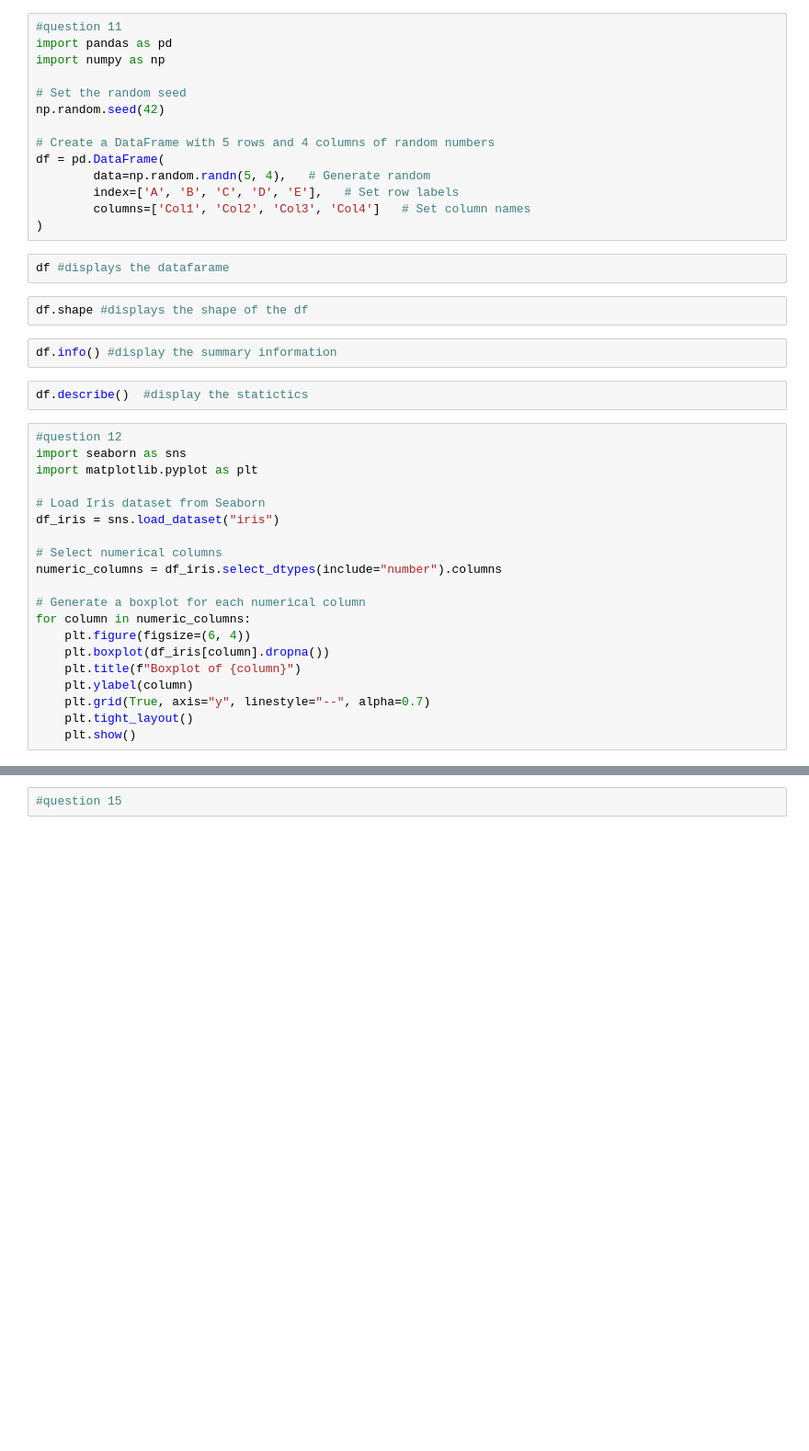
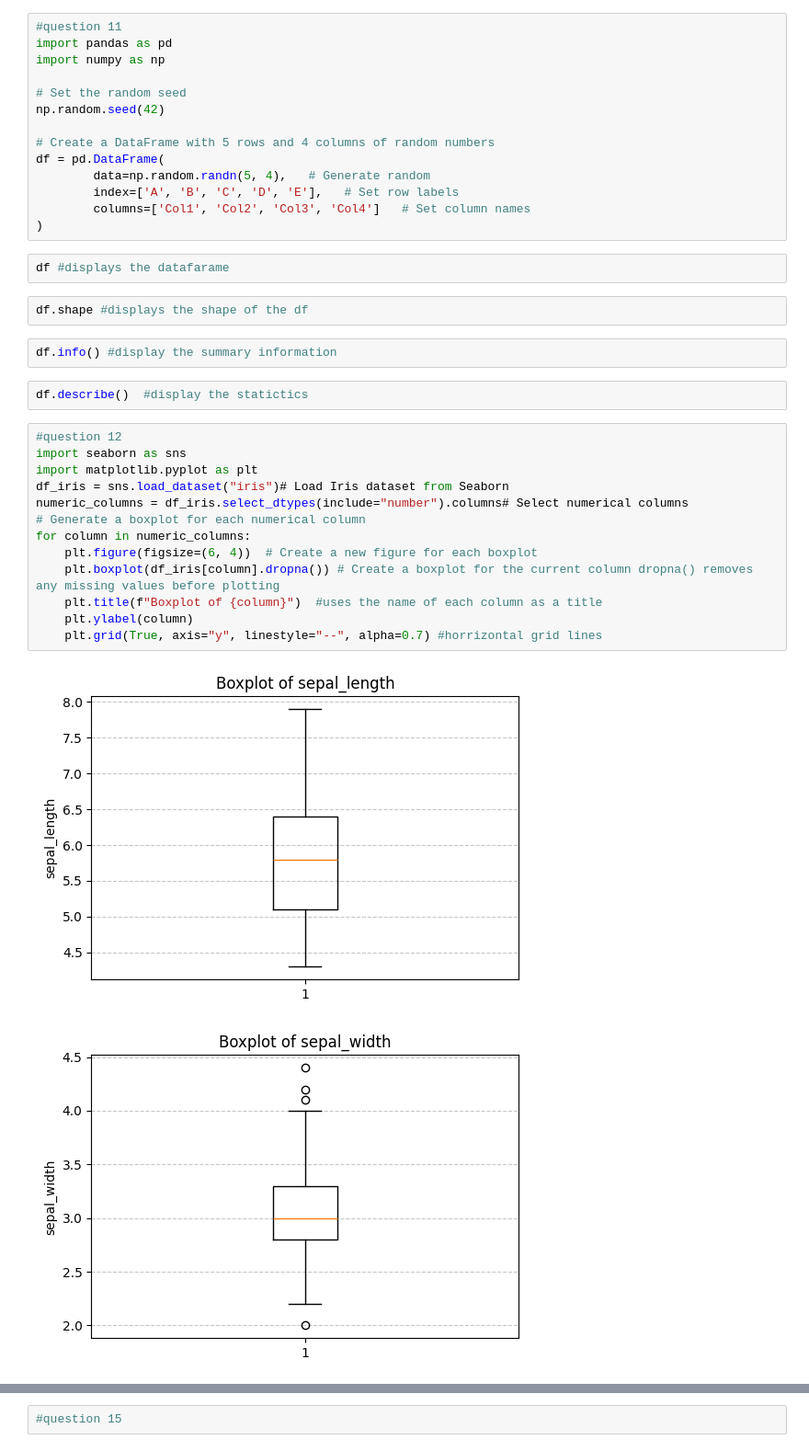
Before and after one commit to Tam05PU/Exercise-Portfolio, a Jupyter notebook: portfolio/exercises.ipynb, the cells around one changed output, grey strips where cells are left out. Shown at 92% size. Cells and saved outputs as stored; diff of their text form; blank space fills up the shorter version.

```diff
--- a/portfolio/exercises.ipynb
+++ b/portfolio/exercises.ipynb
@@ -205,20 +191,16 @@ df.describe()  #display the statictics
 # %%
 #question 12
 import seaborn as sns
 import matplotlib.pyplot as plt
-
-# Load Iris dataset from Seaborn
-df_iris = sns.load_dataset("iris")
-
-# Select numerical columns
-numeric_columns = df_iris.select_dtypes(include="number").columns
-
+df_iris = sns.load_dataset("iris")# Load Iris dataset from Seaborn
+numeric_columns = df_iris.select_dtypes(include="number").columns# Select numerical columns
 # Generate a boxplot for each numerical column
 for column in numeric_columns:
-    plt.figure(figsize=(6, 4))
-    plt.boxplot(df_iris[column].dropna())
-    plt.title(f"Boxplot of {column}")
+    plt.figure(figsize=(6, 4))  # Create a new figure for each boxplot
+    plt.boxplot(df_iris[column].dropna()) # Create a boxplot for the current column dropna() removes any missing values before plotting
+    plt.title(f"Boxplot of {column}")  #uses the name of each column as a title
     plt.ylabel(column)
-    plt.grid(True, axis="y", linestyle="--", alpha=0.7)
-    plt.tight_layout()
-    plt.show()
+    plt.grid(True, axis="y", linestyle="--", alpha=0.7) #horrizontal grid lines
+# %% [output]
+[figure, added]
+[figure, added]
```
Also changed, not shown: parts of 13 cells of this notebook.
